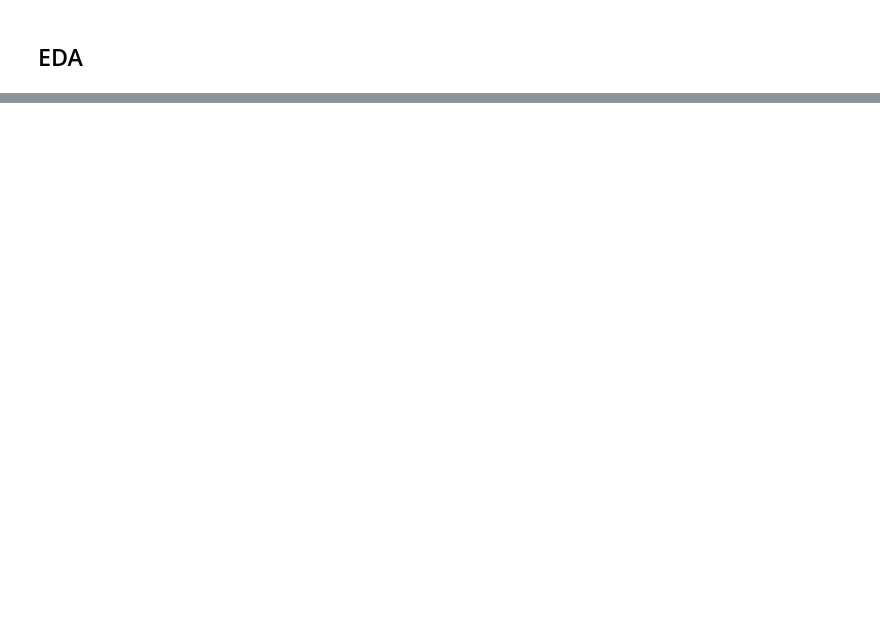
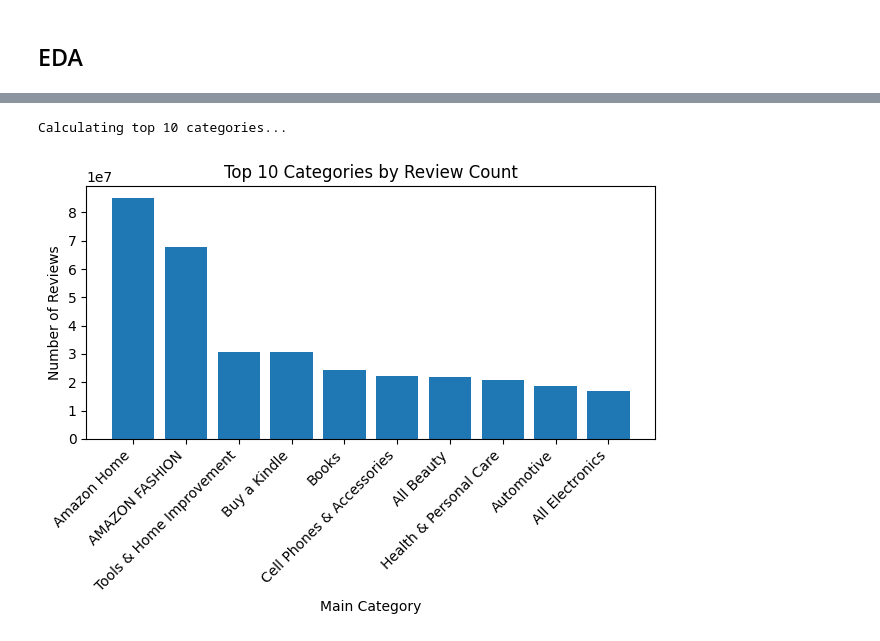
Before and after one commit to Enadiz76/Code, a Jupyter notebook: eda.ipynb, the cells around one changed output, grey strips where cells are left out. Cells and saved outputs as stored; diff of their text form; code cells hidden in the pictures; blank space fills up the shorter version.

Commit message:
pushing to main

```diff
--- a/eda.ipynb
+++ b/eda.ipynb
@@ -324,0 +83,23 @@ else:
+# %%
+print("Calculating top 10 categories...")
+
+category_query = """
+    SELECT main_category, COUNT(*) AS count
+    FROM read_parquet($files)
+    WHERE main_category IS NOT NULL
+    GROUP BY main_category
+    ORDER BY count DESC
+    LIMIT 10
+"""
+top_categories = con.execute(category_query, {'files': all_files}).fetchdf()
+
+plt.bar(top_categories['main_category'], top_categories['count'])
+plt.xticks(rotation=45, ha='right')
+plt.xlabel('Main Category')
+plt.ylabel('Number of Reviews')
+plt.title('Top 10 Categories by Review Count')
+plt.tight_layout()
+plt.show()
+# %% [output]
+Calculating top 10 categories...
+[figure, added]
```
Also changed, not shown: parts of 16 cells of this notebook, 5 other files.
